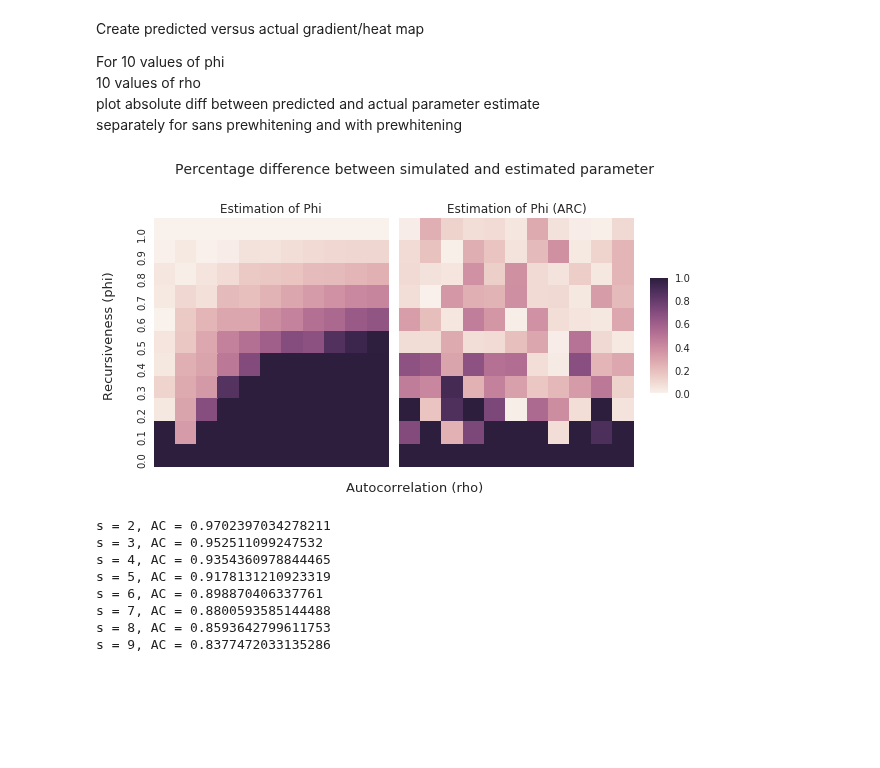
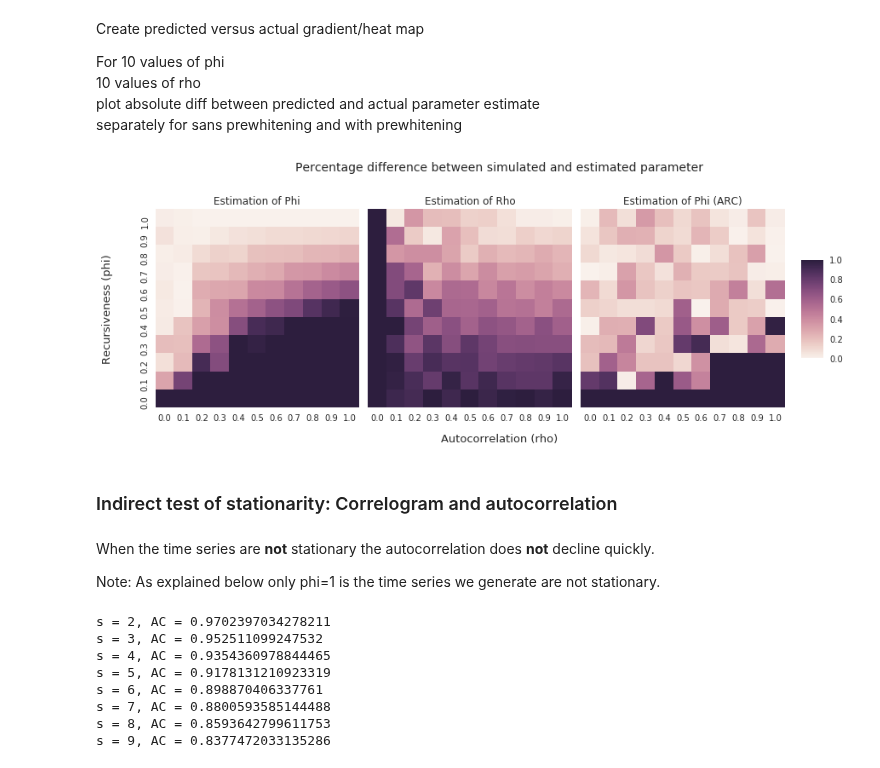
Before and after one commit to zenkavi/DevStudy_FmriNbs, a Jupyter notebook: notebooks/informationtransfermapping/TheoreticalResults/Recursivity_autocorrelation_prewhitening.ipynb, the cells around one changed output. Drawn from its saved outputs; the diff is of its cells as text; code cells hidden in the pictures; blank space fills up the shorter version.

Commit message:
cont working on stationarity

```diff
--- a/notebooks/informationtransfermapping/TheoreticalResults/Recursivity_autocorrelation_prewhitening.ipynb
+++ b/notebooks/informationtransfermapping/TheoreticalResults/Recursivity_autocorrelation_prewhitening.ipynb
@@ -172,31 +172,34 @@ out_df['rho_stim'] = round(out_df['rho_stim'],1)
 
 out_df['phi_pct_diff'] = abs(out_df['phi_est'] - out_df['phi_stim'])/(out_df['phi_stim']+0.0000000000000001)
 out_df['phi_pct_diff_arc'] = abs(out_df['phi_est_arc'] - out_df['phi_stim'])/(out_df['phi_stim']+0.0000000000000001)
+out_df['rho_pct_diff'] = abs(out_df['rho_est'] - out_df['rho_stim'])/(out_df['rho_stim']+0.0000000000000001)
 # %%
-plt.rcParams["figure.figsize"][0] = 8
+plt.rcParams["figure.figsize"][0] = 12
 plt.rcParams["figure.figsize"][1] = 4
-fig, axn = plt.subplots(1, 2, sharex=True, sharey=True)
+fig, axn = plt.subplots(1, 3, sharex=True, sharey=True)
 cbar_ax = fig.add_axes([.91, .3, .03, .4])
-vals = ['phi_pct_diff','phi_pct_diff_arc']
-ax_titles = ['Estimation of Phi', 'Estimation of Phi (ARC)']
+vals = ['phi_pct_diff','rho_pct_diff','phi_pct_diff_arc']
+ax_titles = ['Estimation of Phi', 'Estimation of Rho','Estimation of Phi (ARC)']
 for i, ax in enumerate(axn.flat):
     df = out_df.pivot(index='phi_stim',columns='rho_stim',values='%s'%(vals[i]))
     sns.heatmap(df, ax=ax,
                 cbar=i == 0,
                 vmin=0, vmax=1,
-                xticklabels=False, yticklabels=True,
+                xticklabels=True, yticklabels=True,
                 cbar_ax=None if i else cbar_ax)
     ax.set_title('%s'%(ax_titles[i]))
     ax.set_ylabel('')
     ax.set_xlabel('')
     ax.invert_yaxis()
 
 fig.suptitle("Percentage difference between simulated and estimated parameter", fontsize=14, y = 1.1)
 fig.text(-0.04, 0.5, 'Recursiveness (phi)', va='center', rotation='vertical', size=13)
 fig.text(0.5, -0.04, 'Autocorrelation (rho)', ha='center', size = 13)
 fig.tight_layout(rect=[0, 0, .9, 1])
 # %% [output]
-[figure, old version]
+[figure, new version]
+# %% [markdown]
+### Indirect test of stationarity: Correlogram and autocorrelation
 # %%
 def make_correlogram(y, max_lag):
     for i in range(2,max_lag):
@@ -207,6 +210,10 @@ def make_correlogram(y, max_lag):
         y_cur = y[:len(y_lag)]
         ac = (np.cov(y_cur, y_lag)[0][1]) / (np.var(y_cur))
         print("s = %s, AC = %s"%(str(i), str(ac)))
+# %% [markdown]
+When the time series are **not** stationary the autocorrelation does **not** decline quickly.
+
+Note: As explained below only phi=1 is the time series we generate are not stationary.
 # %%
 x = copy.copy(tasktiming[0])
 y = make_y(x, 1, 0)
```
Also changed, not shown: parts of 2 cells of this notebook.
